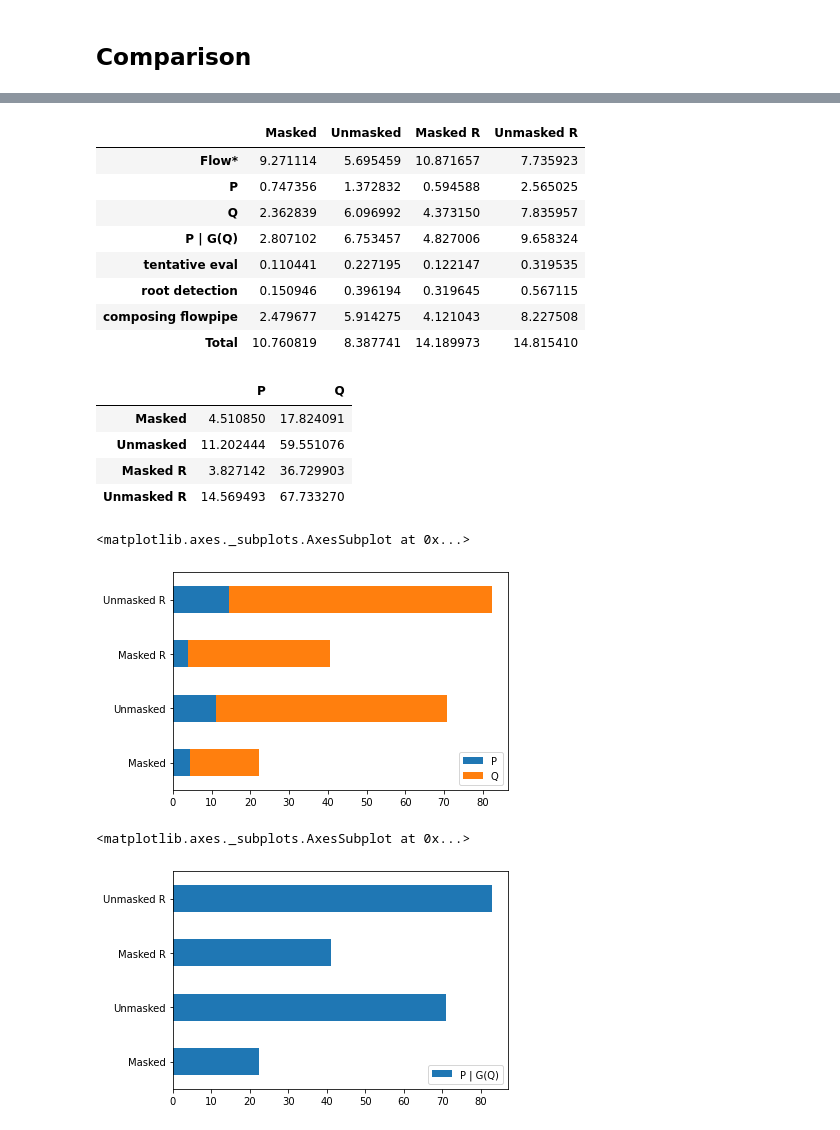
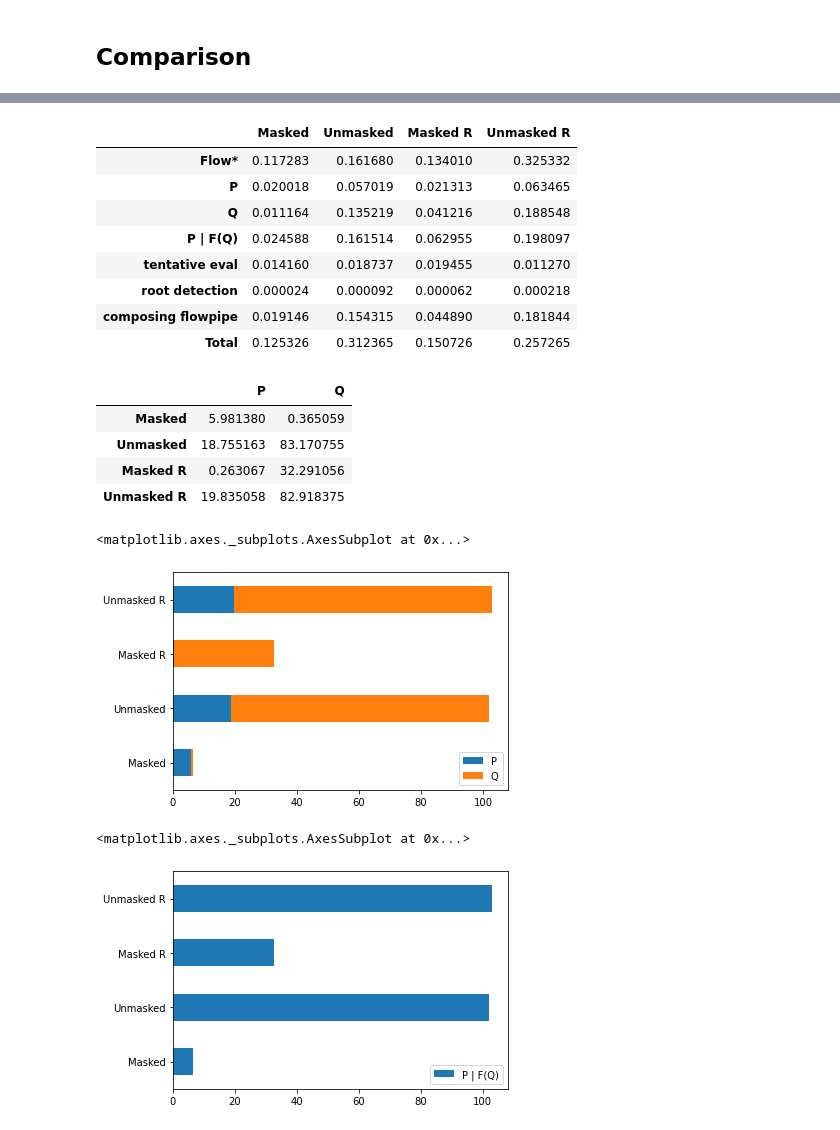
Before and after one commit to twright/Logic-of-Behaviour-in-Uncertain-Contexts, a Jupyter notebook: notebooks/Genetic Oscillator Benchmarks -- Analysis 5.ipynb, the cells around one changed output, grey strips where cells are left out. Drawn from its saved outputs; the diff is of its cells as text; code cells hidden in the pictures.

```diff
--- a/notebooks/Genetic Oscillator Benchmarks -- Analysis 5.ipynb
+++ b/notebooks/Genetic Oscillator Benchmarks -- Analysis 5.ipynb
@@ -17,13 +17,18 @@ series_names = [
     'Unmasked R',
 ]
 total_timess = {
-   s: pd.read_csv(f'data/analysis4_no_symbolic_raw_fixed_{s}.csv')
+   s: pd.read_csv(f'data/analysis5_2_{s}.csv')
    for s in series
 }
 # %% [markdown]
 ## Raw results
 # %%
 from ipywidgets import interact
+# %%
+total_timess['masked'] = total_timess['masked'][0:10]
+total_timess['unmasked'] = total_timess['unmasked'][0:10]
+total_timess['masked_reversed'] = total_timess['masked_reversed'][0:10]
+total_timess['unmasked_reversed'] = total_timess['unmasked_reversed'][10:20]
 # %%
 @interact
 def _(series=series):
@@ -58,27 +65,27 @@ comparison_stds.columns = series_names
 comparison_stds
 # %% [output]
 |  | Masked | Unmasked | Masked R | Unmasked R |
-| Flow* | 9.271114 | 5.695459 | 10.871657 | 7.735923 |
-| P | 0.747356 | 1.372832 | 0.594588 | 2.565025 |
-| Q | 2.362839 | 6.096992 | 4.373150 | 7.835957 |
-| P | G(Q) | 2.807102 | 6.753457 | 4.827006 | 9.658324 |
-| tentative eval | 0.110441 | 0.227195 | 0.122147 | 0.319535 |
-| root detection | 0.150946 | 0.396194 | 0.319645 | 0.567115 |
-| composing flowpipe | 2.479677 | 5.914275 | 4.121043 | 8.227508 |
-| Total | 10.760819 | 8.387741 | 14.189973 | 14.815410 |
+| Flow* | 0.117283 | 0.161680 | 0.134010 | 0.325332 |
+| P | 0.020018 | 0.057019 | 0.021313 | 0.063465 |
+| Q | 0.011164 | 0.135219 | 0.041216 | 0.188548 |
+| P | F(Q) | 0.024588 | 0.161514 | 0.062955 | 0.198097 |
+| tentative eval | 0.014160 | 0.018737 | 0.019455 | 0.011270 |
+| root detection | 0.000024 | 0.000092 | 0.000062 | 0.000218 |
+| composing flowpipe | 0.019146 | 0.154315 | 0.044890 | 0.181844 |
+| Total | 0.125326 | 0.312365 | 0.150726 | 0.257265 |
 # %%
 comparison2 = comparison.loc[['P', 'Q'],:].transpose()
 comparison2
 # %% [output]
 |  | P | Q |
-| Masked | 4.510850 | 17.824091 |
-| Unmasked | 11.202444 | 59.551076 |
-| Masked R | 3.827142 | 36.729903 |
-| Unmasked R | 14.569493 | 67.733270 |
+| Masked | 5.981380 | 0.365059 |
+| Unmasked | 18.755163 | 83.170755 |
+| Masked R | 0.263067 | 32.291056 |
+| Unmasked R | 19.835058 | 82.918375 |
 # %%
 p = comparison2.plot(kind='barh', stacked=True, grid=False)
 p
 # %% [output]
 <matplotlib.axes._subplots.AxesSubplot at 0x...>
-[figure, old version]
+[figure, new version]
 # %%
@@ -86,9 +93,9 @@ p.get_figure().savefig('images/comparison-analysis4-bar-chart.pdf')
 # %%
-comparison3 = comparison.loc[['P | G(Q)'],:].transpose()
+comparison3 = comparison.loc[['P | F(Q)'],:].transpose()
 comparison3.plot(kind='barh')
 # %% [output]
 <matplotlib.axes._subplots.AxesSubplot at 0x...>
-[figure, old version]
+[figure, new version]
 # %%
 comparison4 = comparison.loc[['Flow*', 'P', 'Q'],:].transpose()
 comparison4
```
Also changed, not shown: parts of 14 cells of this notebook, 30 other files.
